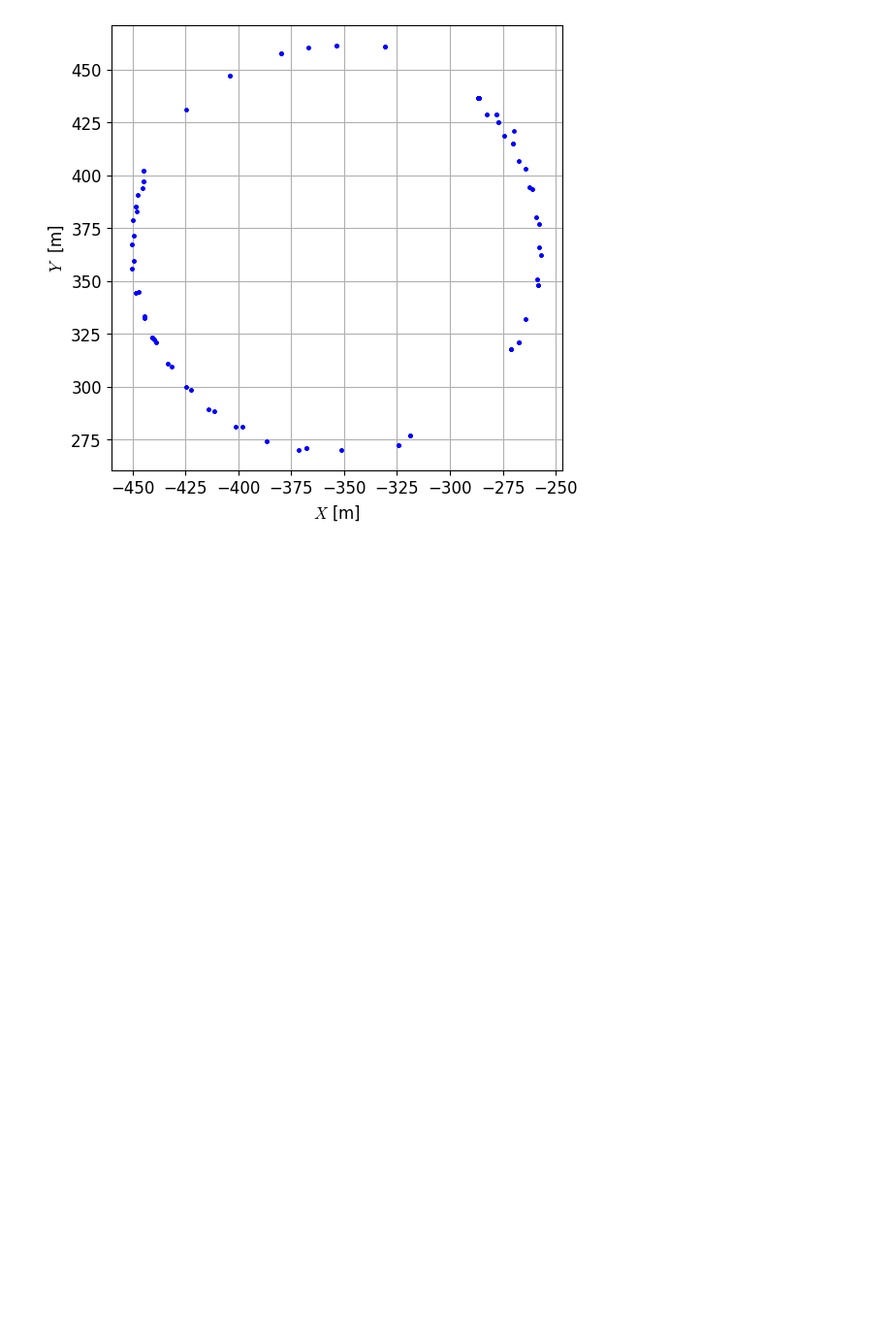
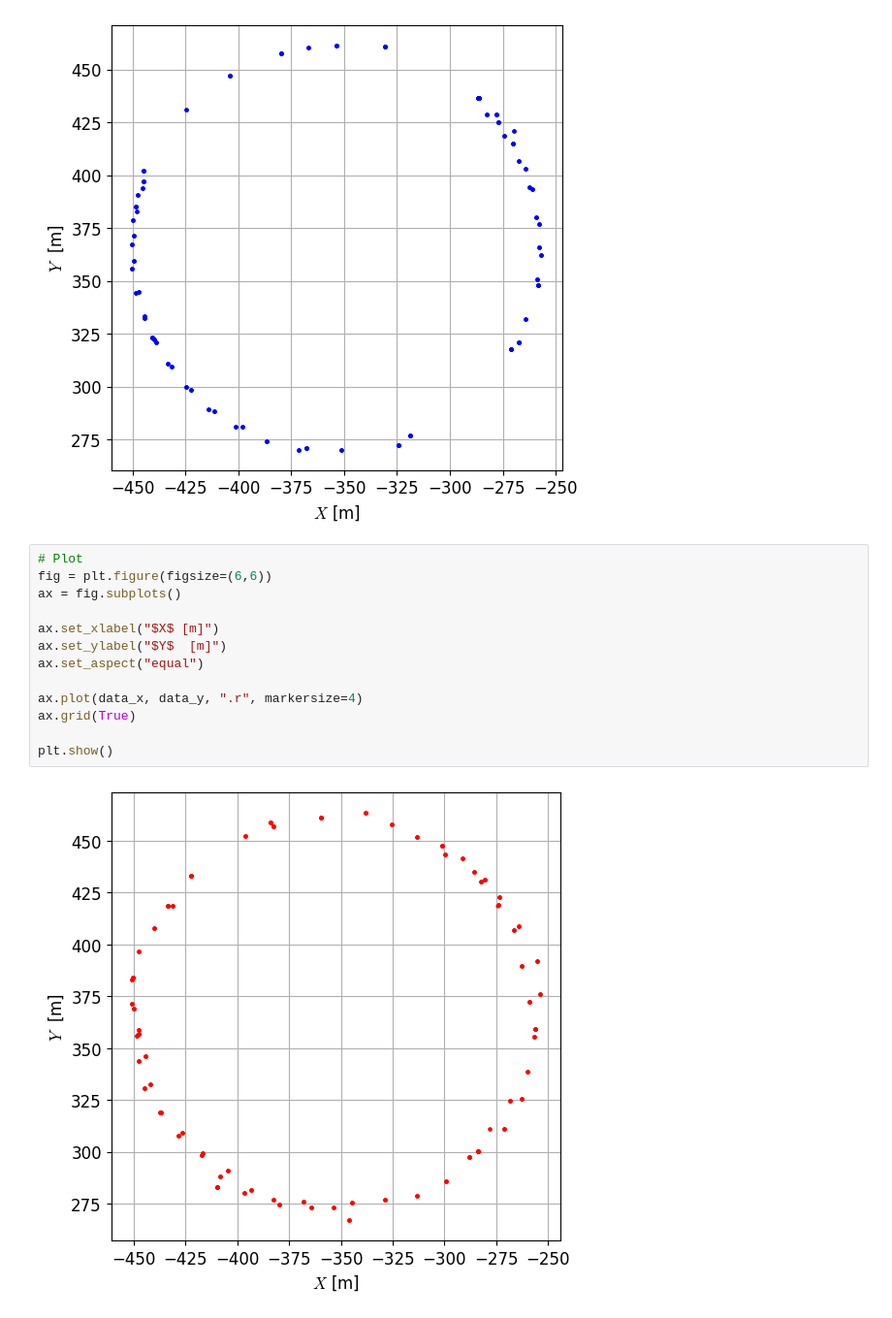
Before and after one commit to jesusBV20/gvf-ik, a Jupyter notebook: notebooks/gvf_ik_art.ipynb, the cells around one changed output. Shown at 97% size. Cells and saved outputs as stored; diff of their text form; blank space fills up the shorter version.

Commit message:
New experiment 3 plots for the two different scenarios

```diff
--- a/notebooks/gvf_ik_art.ipynb
+++ b/notebooks/gvf_ik_art.ipynb
@@ -399,3 +399,18 @@ ax.grid(True)
 plt.show()
 # %% [output]
 [figure]
+# %%
+# Plot
+fig = plt.figure(figsize=(6,6))
+ax = fig.subplots()
+
+ax.set_xlabel("$X$ [m]")
+ax.set_ylabel("$Y$  [m]")
+ax.set_aspect("equal")
+
+ax.plot(data_x, data_y, ".r", markersize=4)
+ax.grid(True)
+
+plt.show()
+# %% [output]
+[figure, added]
```
